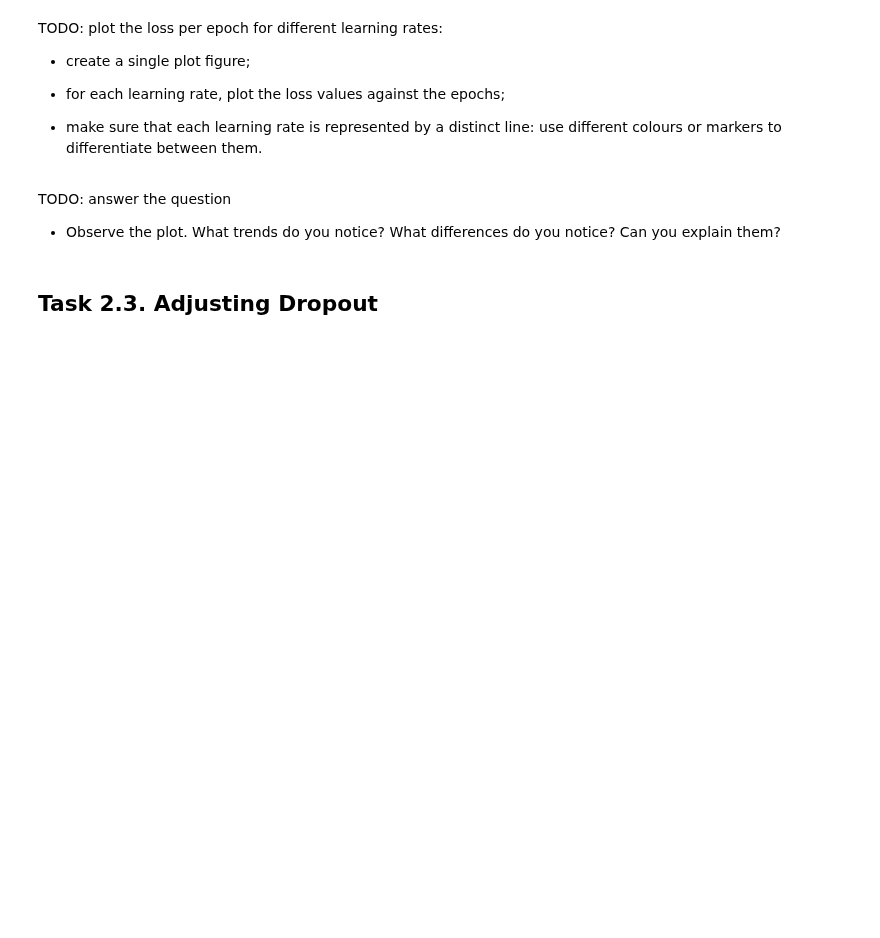
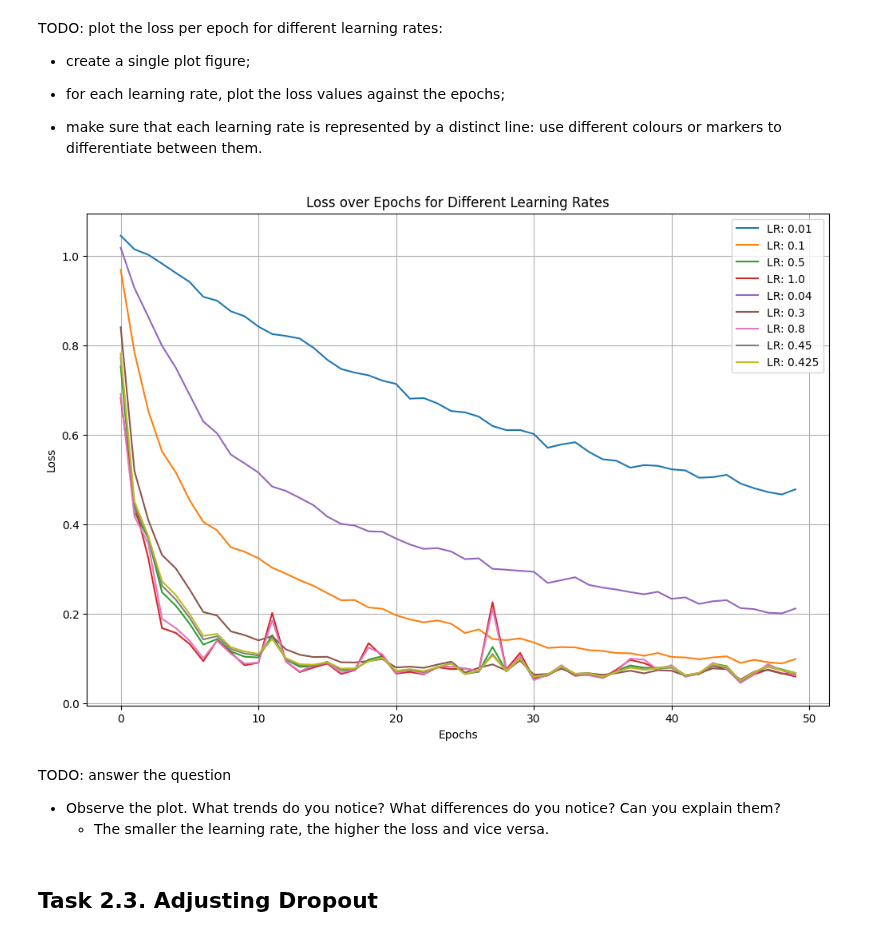
Before and after one commit to troniixx/uzh, a Jupyter notebook: Computational Linguistics/Sem 3/ML/merol_ml_ex3.ipynb, the cells around one changed output. Cells and saved outputs as stored; diff of their text form; code cells hidden in the pictures; blank space fills up the shorter version.

```diff
--- a/Computational Linguistics/Sem 3/ML/merol_ml_ex3.ipynb
+++ b/Computational Linguistics/Sem 3/ML/merol_ml_ex3.ipynb
@@ -416,7 +439,23 @@ TODO: plot the loss per epoch for different learning rates:
+# %%
+#TODO: code to visualize the losses
+plt.figure(figsize=(12, 8))
+
+for lr, loss_values in loss_history.items():
+    plt.plot(loss_values, label=f'LR: {lr}')
+
+plt.xlabel('Epochs')
+plt.ylabel('Loss')
+plt.title('Loss over Epochs for Different Learning Rates')
+plt.legend()
+plt.grid(True)
+plt.show()
+# %% [output]
+[figure, added]
 # %% [markdown]
 TODO: answer the question
 
 - Observe the plot. What trends do you notice? What differences do you notice? Can you explain them?
+    - The smaller the learning rate, the higher the loss and vice versa.
 # %% [markdown]
 ## Task 2.3. Adjusting Dropout
 # %% [markdown]
```
Also changed, not shown: parts of 6 cells of this notebook.
